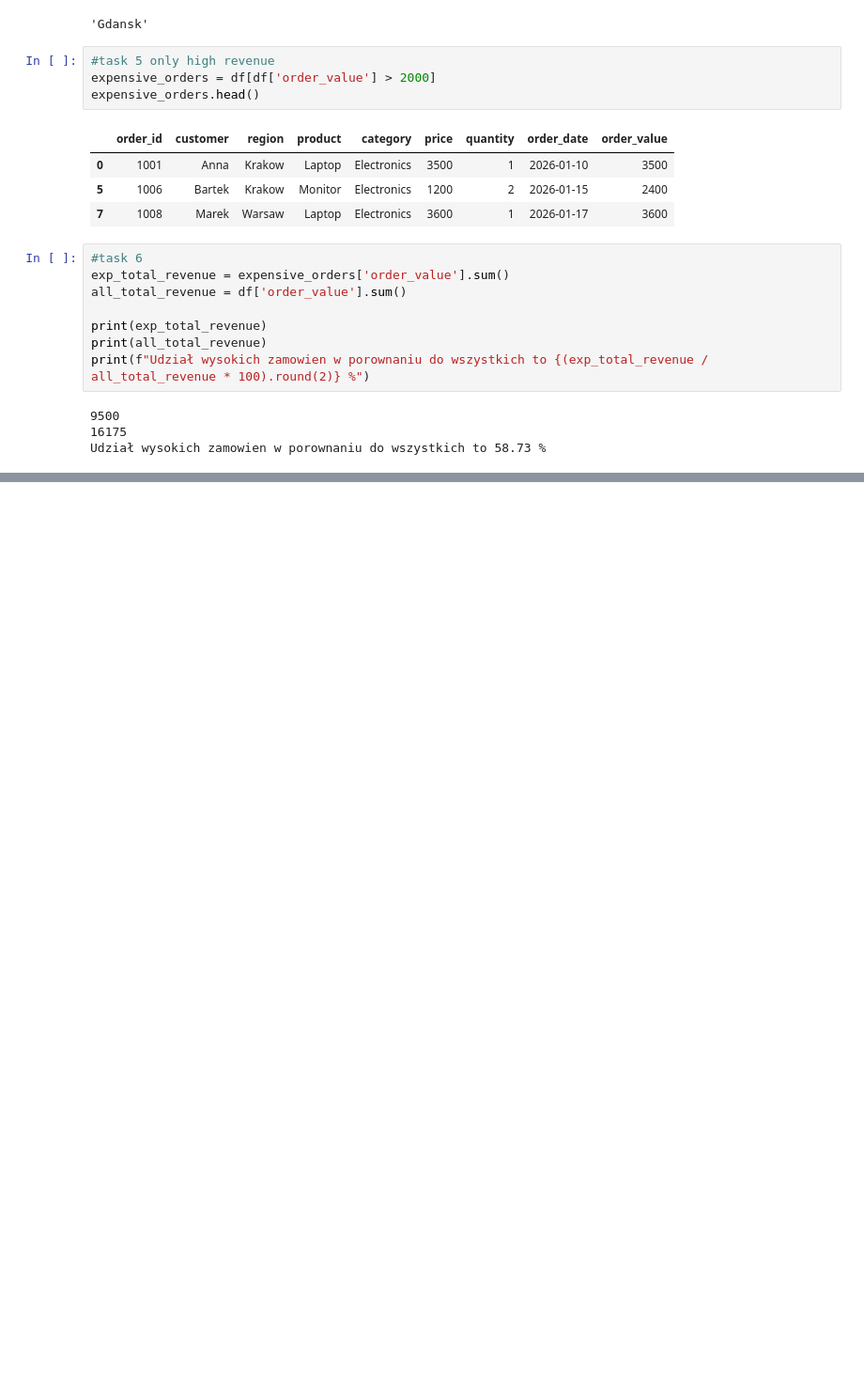
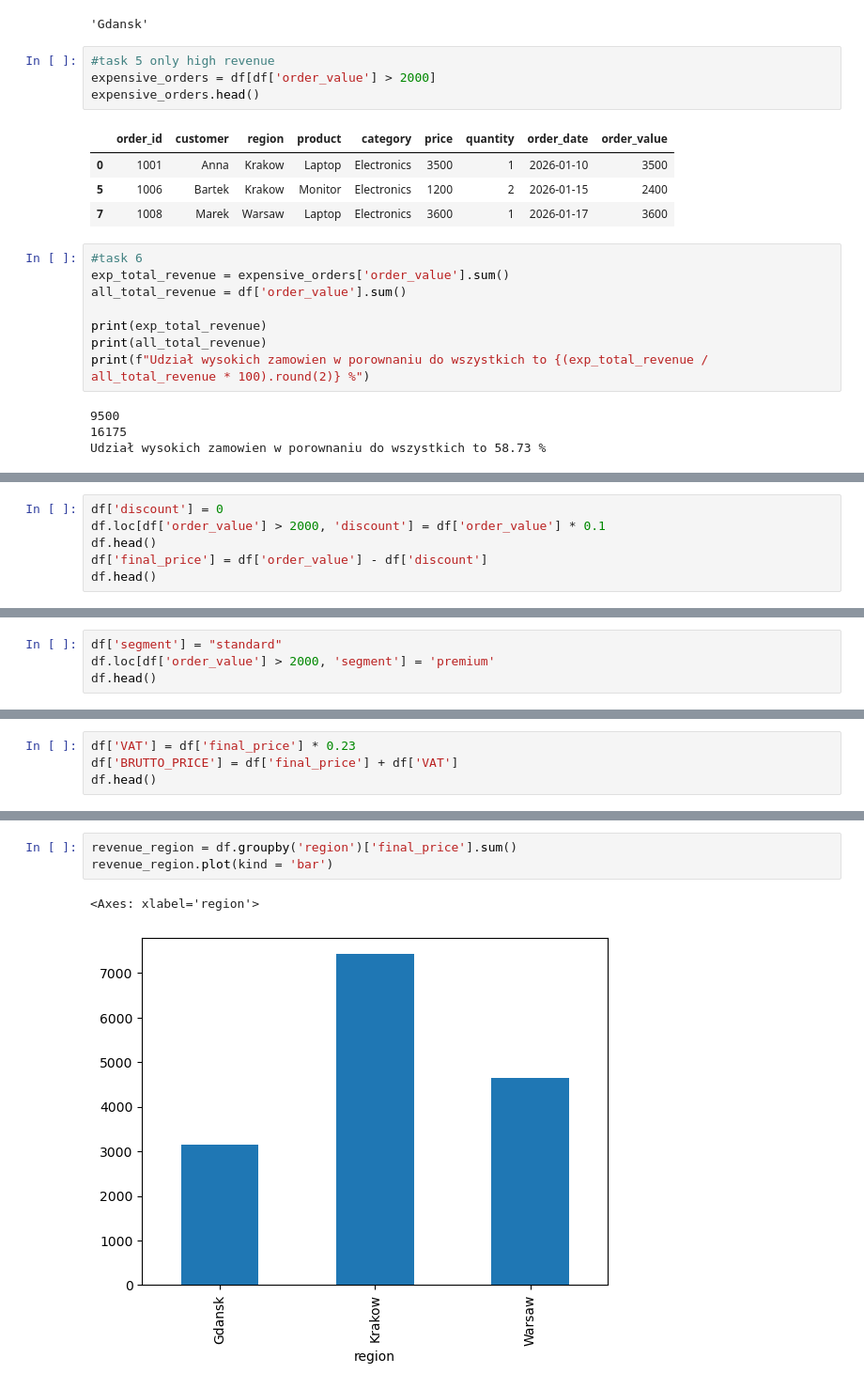
Before and after one commit to Matporz/python-data-practice, a Jupyter notebook: analysis.ipynb, the cells around one changed output, grey strips where cells are left out. Shown at 94% size. Cells and saved outputs as stored; diff of their text form; blank space fills up the shorter version.

```diff
--- a/analysis.ipynb
+++ b/analysis.ipynb
@@ -140,0 +174,6 @@ Udział wysokich zamowien w porownaniu do wszystkich to 58.73 %
+# %%
+df['discount'] = 0
+df.loc[df['order_value'] > 2000, 'discount'] = df['order_value'] * 0.1
+df.head()
+df['final_price'] = df['order_value'] - df['discount']
+df.head()
@@ -140,0 +187,4 @@ Udział wysokich zamowien w porownaniu do wszystkich to 58.73 %
+# %%
+df['segment'] = "standard"
+df.loc[df['order_value'] > 2000, 'segment'] = 'premium'
+df.head()
@@ -140,0 +255,4 @@ Udział wysokich zamowien w porownaniu do wszystkich to 58.73 %
+# %%
+df['VAT'] = df['final_price'] * 0.23
+df['BRUTTO_PRICE'] = df['final_price'] + df['VAT']
+df.head()
@@ -140,0 +282,6 @@ Udział wysokich zamowien w porownaniu do wszystkich to 58.73 %
+# %%
+revenue_region = df.groupby('region')['final_price'].sum()
+revenue_region.plot(kind = 'bar')
+# %% [output]
+<Axes: xlabel='region'>
+[figure, added]
```
Also changed, not shown: parts of 14 cells of this notebook.
